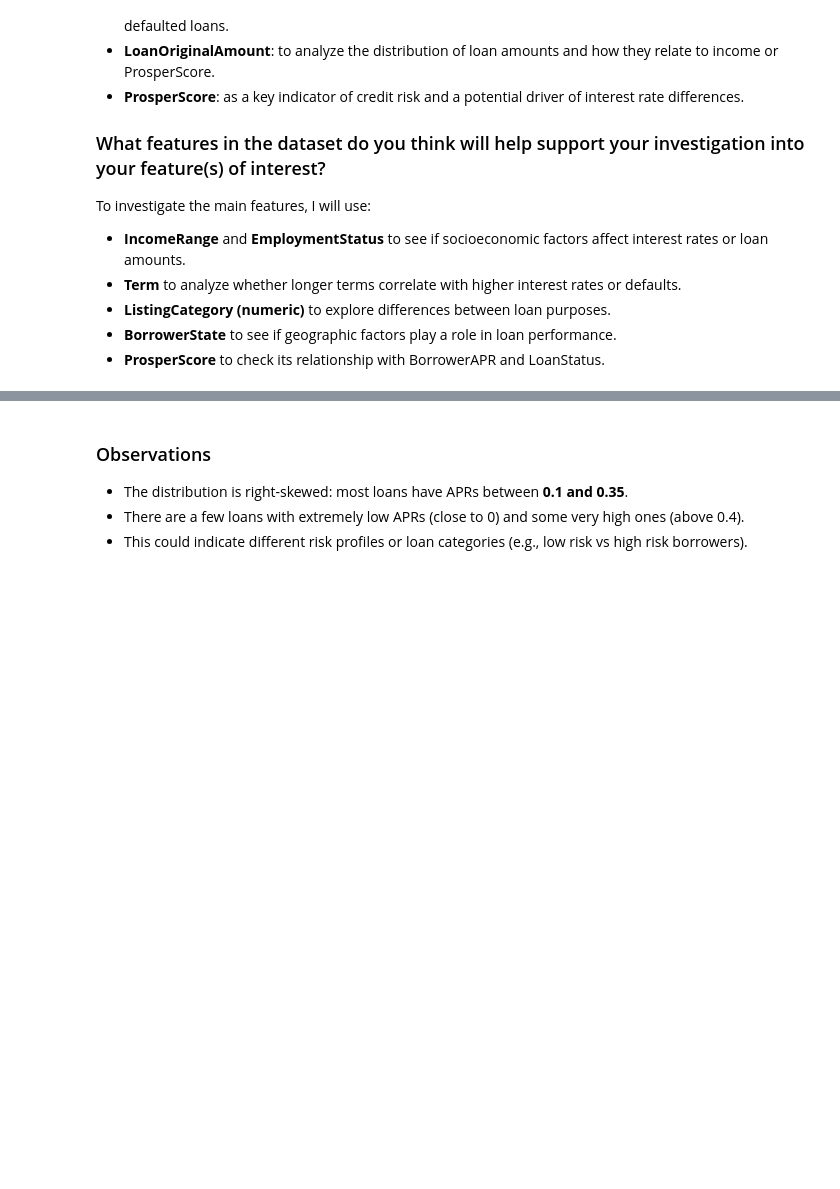
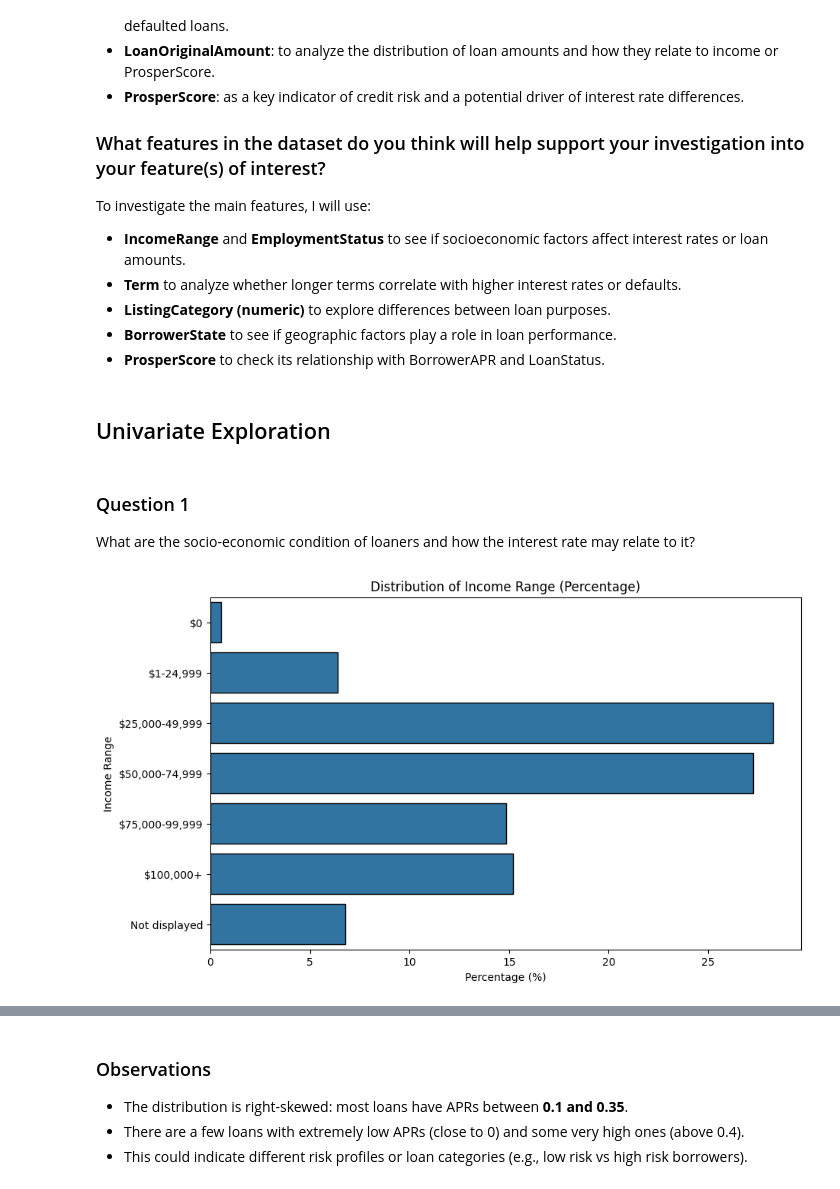
Before and after one commit to scarpl/Proper-Loan-Data-Analysis, a Jupyter notebook: Part_I_exploration_template.ipynb, the cells around one changed output, grey strips where cells are left out. Cells and saved outputs as stored; diff of their text form; code cells hidden in the pictures; blank space fills up the shorter version.

```diff
--- a/Part_I_exploration_template.ipynb
+++ b/Part_I_exploration_template.ipynb
@@ -77,3 +77,27 @@ To investigate the main features, I will use:
 - **ListingCategory (numeric)** to explore differences between loan purposes.
 - **BorrowerState** to see if geographic factors play a role in loan performance.
 - **ProsperScore** to check its relationship with BorrowerAPR and LoanStatus.
+# %% [markdown]
+## Univariate Exploration
+# %% [markdown]
+### Question 1
+What are the socio-economic condition of loaners and how the interest rate may relate to it?
+# %%
+a = loans['IncomeRange'].value_counts()
+tot = a.sum()
+
+
+income_range = [
+    '$0', '$1-24,999', '$25,000-49,999', '$50,000-74,999',
+    '$75,000-99,999', '$100,000+', 'Not displayed'
+]
+income_pct = (a / tot * 100).reindex(income_range)
+
+plt.figure(figsize=(10, 6))
+sns.barplot(x=income_pct.values, y=income_pct.index,  edgecolor='black')
+plt.title('Distribution of Income Range (Percentage)')
+plt.xlabel('Percentage (%)')
+plt.ylabel('Income Range')
+plt.show()
+# %% [output]
+[figure, added]
```
Also changed, not shown: parts of 22 cells of this notebook, 5 other files.
